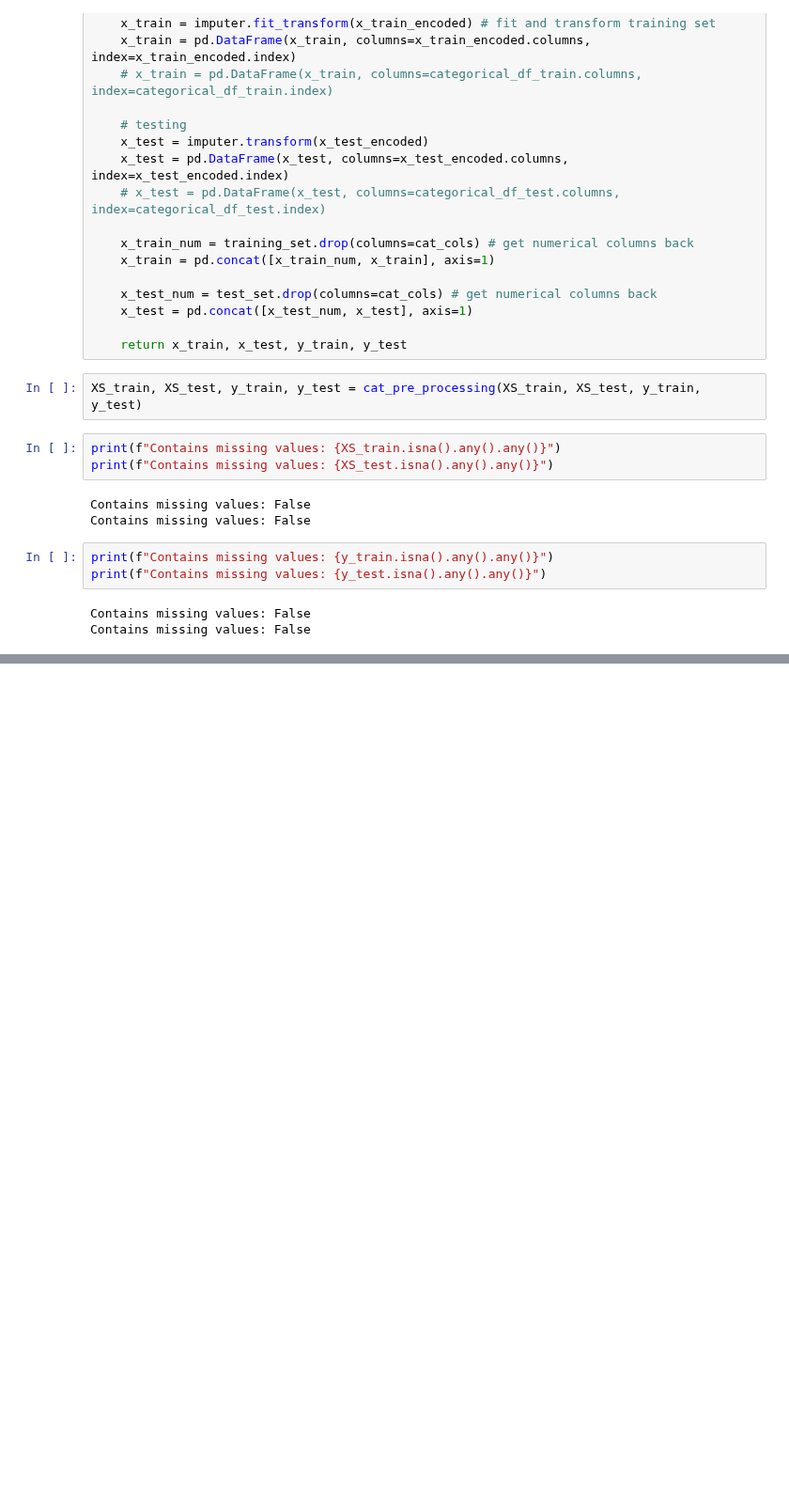
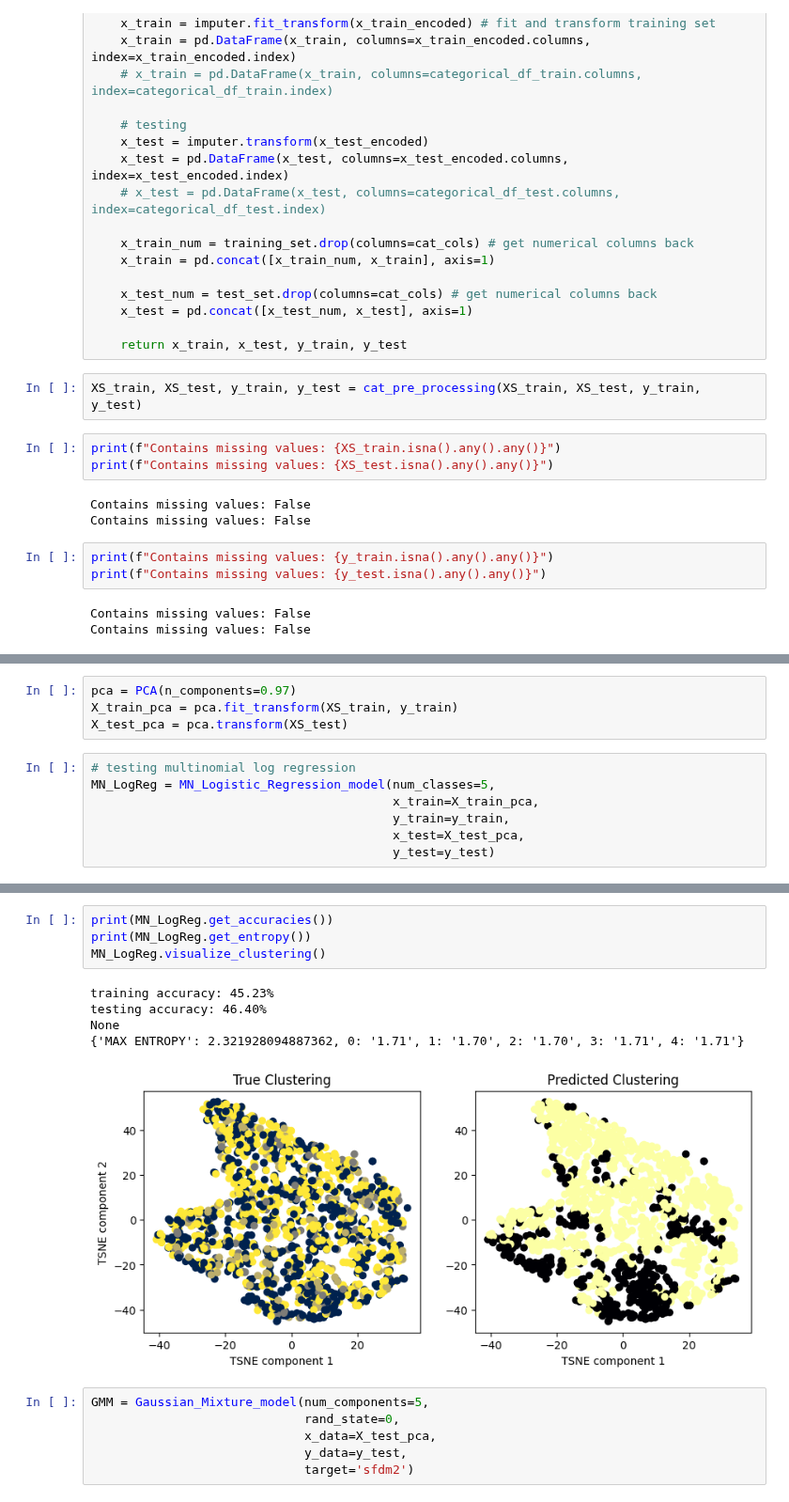
Before and after one commit to calgalvan/277A_Final_Project, a Jupyter notebook: feature_selection_III.ipynb, the cells around one changed output, grey strips where cells are left out. Shown at 94% size. Drawn from its saved outputs; the diff is of its cells as text; blank space fills up the shorter version.

Commit message:
tested models on updated encodings method

```diff
--- a/feature_selection_III.ipynb
+++ b/feature_selection_III.ipynb
@@ -209,0 +218,11 @@ Contains missing values: False
+# %%
+pca = PCA(n_components=0.97)
+X_train_pca = pca.fit_transform(XS_train, y_train)
+X_test_pca = pca.transform(XS_test)
+# %%
+# testing multinomial log regression
+MN_LogReg = MN_Logistic_Regression_model(num_classes=5,
+                                         x_train=X_train_pca,
+                                         y_train=y_train,
+                                         x_test=X_test_pca,
+                                         y_test=y_test)
@@ -209,0 +238,16 @@ Contains missing values: False
+# %%
+print(MN_LogReg.get_accuracies())
+print(MN_LogReg.get_entropy())
+MN_LogReg.visualize_clustering()
+# %% [output]
+training accuracy: 45.23%
+testing accuracy: 46.40%
+None
+{'MAX ENTROPY': 2.321928094887362, 0: '1.71', 1: '1.70', 2: '1.70', 3: '1.71', 4: '1.71'}
+[figure, added]
+# %%
+GMM = Gaussian_Mixture_model(num_components=5,
+                             rand_state=0,
+                             x_data=X_test_pca,
+                             y_data=y_test,
+                             target='sfdm2')
```
Also changed, not shown: parts of 7 cells of this notebook, 2 other files.
